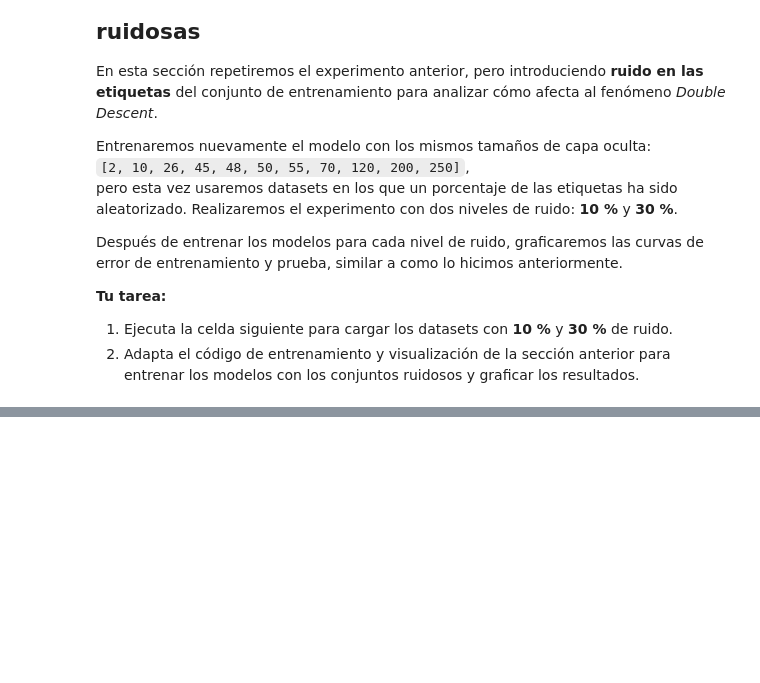
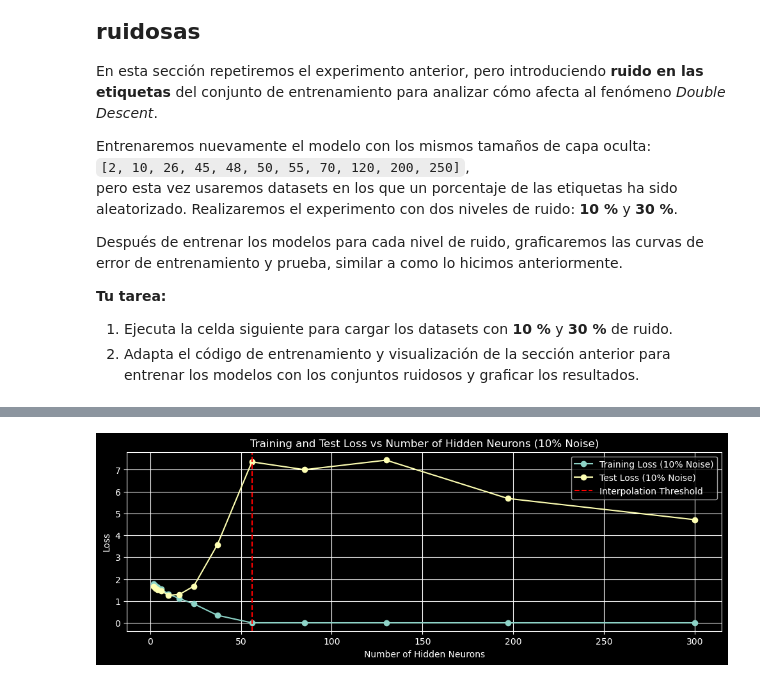
Before and after one commit to joacoguerrae/modelos_dl, a Jupyter notebook: Entrega 2/Notebook_Double_Descent.ipynb, the cells around one changed output, grey strips where cells are left out. Saved outputs shown, nothing was run; the diff lists cells and outputs as text; code cells hidden in the pictures; blank space fills up the shorter version.

```diff
--- a/Entrega 2/Notebook_Double_Descent.ipynb
+++ b/Entrega 2/Notebook_Double_Descent.ipynb
@@ -184,0 +363,21 @@ print("Ejemplos en prueba:", len(data_noisy_30['y_test']))
+# %%
+# Adaptamos el código para entrenar y evaluar modelos con los datasets ruidosos
+def evaluate_on_noisy_data(data_noisy, hidden_neurons_list):
+    train_losses = []
+    test_losses = []
+    train_accuracies = []
+    test_accuracies = []
+
+    for n_hidden in hidden_neurons_list:
+        print(f'Training model with {n_hidden} hidden neurons on noisy data...')
+        model = get_model(n_hidden)
+        train_loss, test_loss, train_accuracy, test_accuracy = train_model(model, data_noisy)
+        train_losses.append(train_loss)
+        test_losses.append(test_loss)
+        train_accuracies.append(train_accuracy)
+        test_accuracies.append(test_accuracy)
+
+    return train_losses, test_losses, train_accuracies, test_accuracies
+# %%
+#Entrenamos modelo con data ruidosa al 10%
+train_losses_10, test_losses_10, train_accuracies_10, test_accuracies_10 = evaluate_on_noisy_data(data_noisy_10, hidden_neurons_list)
@@ -184,0 +402,16 @@ print("Ejemplos en prueba:", len(data_noisy_30['y_test']))
+# %%
+# Plotear las pérdidas de entrenamiento y prueba para los datasets ruidosos
+plt.figure(figsize=(12, 8))
+plt.subplot(2, 1, 1)
+plt.plot(hidden_neurons_list, train_losses_10, marker='o', label='Training Loss (10% Noise)')
+plt.plot(hidden_neurons_list, test_losses_10, marker='o', label='Test Loss (10% Noise)')
+plt.xlabel('Number of Hidden Neurons')
+plt.ylabel('Loss')
+plt.title('Training and Test Loss vs Number of Hidden Neurons (10% Noise)')
+
+# Ploteamos el interpolation threshold, aproximadamente en 56 neuronas
+plt.axvline(x=56, color='r', linestyle='--', label='Interpolation Threshold')
+plt.legend()
+plt.grid(True)
+# %% [output]
+[figure, added]
```
Also changed, not shown: parts of 19 cells of this notebook, 1 other file.
